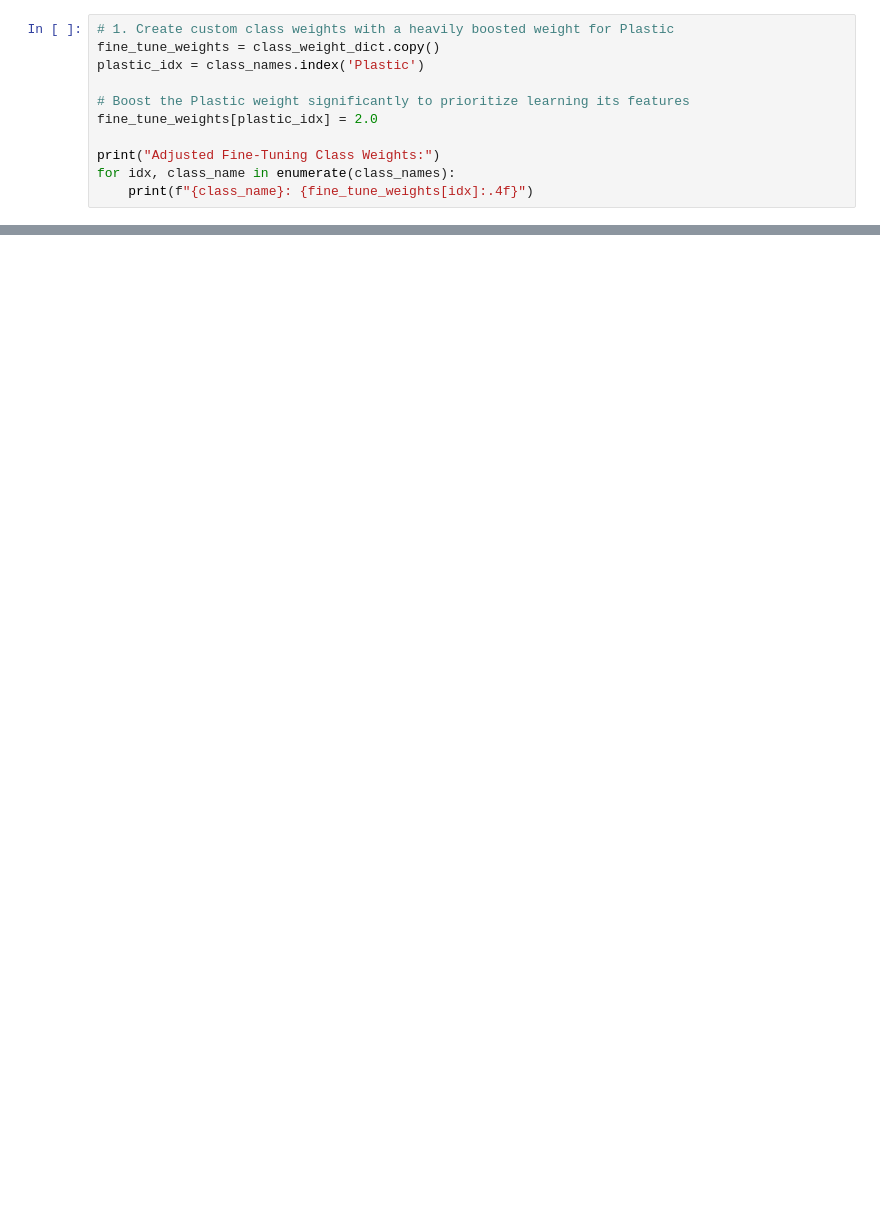
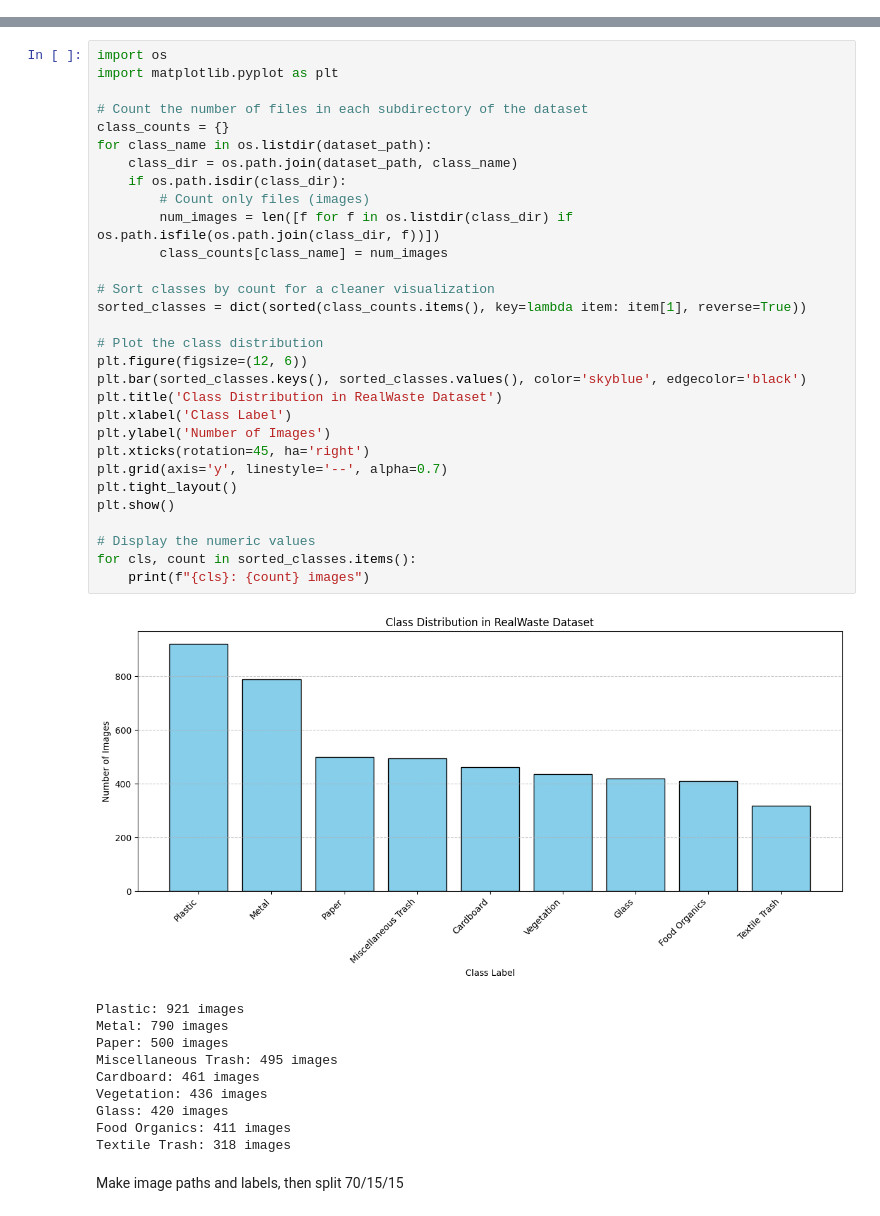
Before and after one commit to ChamiruGajasinghe/NEXORA_CNN, a Jupyter notebook: Dumindu_ModelB.ipynb, the cells around one changed output, grey strips where cells are left out. Cells and saved outputs as stored; diff of their text form; blank space fills up the shorter version.

```diff
--- a/Dumindu_ModelB.ipynb
+++ b/Dumindu_ModelB.ipynb
@@ -925,11 +2,0 @@ To address the low recall on Plastic, we will assign a much higher training clas
-# %%
-# 1. Create custom class weights with a heavily boosted weight for Plastic
-fine_tune_weights = class_weight_dict.copy()
-plastic_idx = class_names.index('Plastic')
-
-# Boost the Plastic weight significantly to prioritize learning its features
-fine_tune_weights[plastic_idx] = 2.0
-
-print("Adjusted Fine-Tuning Class Weights:")
-for idx, class_name in enumerate(class_names):
-    print(f"{class_name}: {fine_tune_weights[idx]:.4f}")
@@ -999,0 +52,43 @@ Miscellaneous Trash       0.42      0.25      0.32        75
+# %%
+import os
+import matplotlib.pyplot as plt
+
+# Count the number of files in each subdirectory of the dataset
+class_counts = {}
+for class_name in os.listdir(dataset_path):
+    class_dir = os.path.join(dataset_path, class_name)
+    if os.path.isdir(class_dir):
+        # Count only files (images)
+        num_images = len([f for f in os.listdir(class_dir) if os.path.isfile(os.path.join(class_dir, f))])
+        class_counts[class_name] = num_images
+
+# Sort classes by count for a cleaner visualization
+sorted_classes = dict(sorted(class_counts.items(), key=lambda item: item[1], reverse=True))
+
+# Plot the class distribution
+plt.figure(figsize=(12, 6))
+plt.bar(sorted_classes.keys(), sorted_classes.values(), color='skyblue', edgecolor='black')
+plt.title('Class Distribution in RealWaste Dataset')
+plt.xlabel('Class Label')
+plt.ylabel('Number of Images')
+plt.xticks(rotation=45, ha='right')
+plt.grid(axis='y', linestyle='--', alpha=0.7)
+plt.tight_layout()
+plt.show()
+
+# Display the numeric values
+for cls, count in sorted_classes.items():
+    print(f"{cls}: {count} images")
+# %% [output]
+[figure, added]
+Plastic: 921 images
+Metal: 790 images
+Paper: 500 images
+Miscellaneous Trash: 495 images
+Cardboard: 461 images
+Vegetation: 436 images
+Glass: 420 images
+Food Organics: 411 images
+Textile Trash: 318 images
+# %% [markdown]
+Make image paths and labels, then split 70/15/15
```
Also changed, not shown: parts of 81 cells of this notebook.
